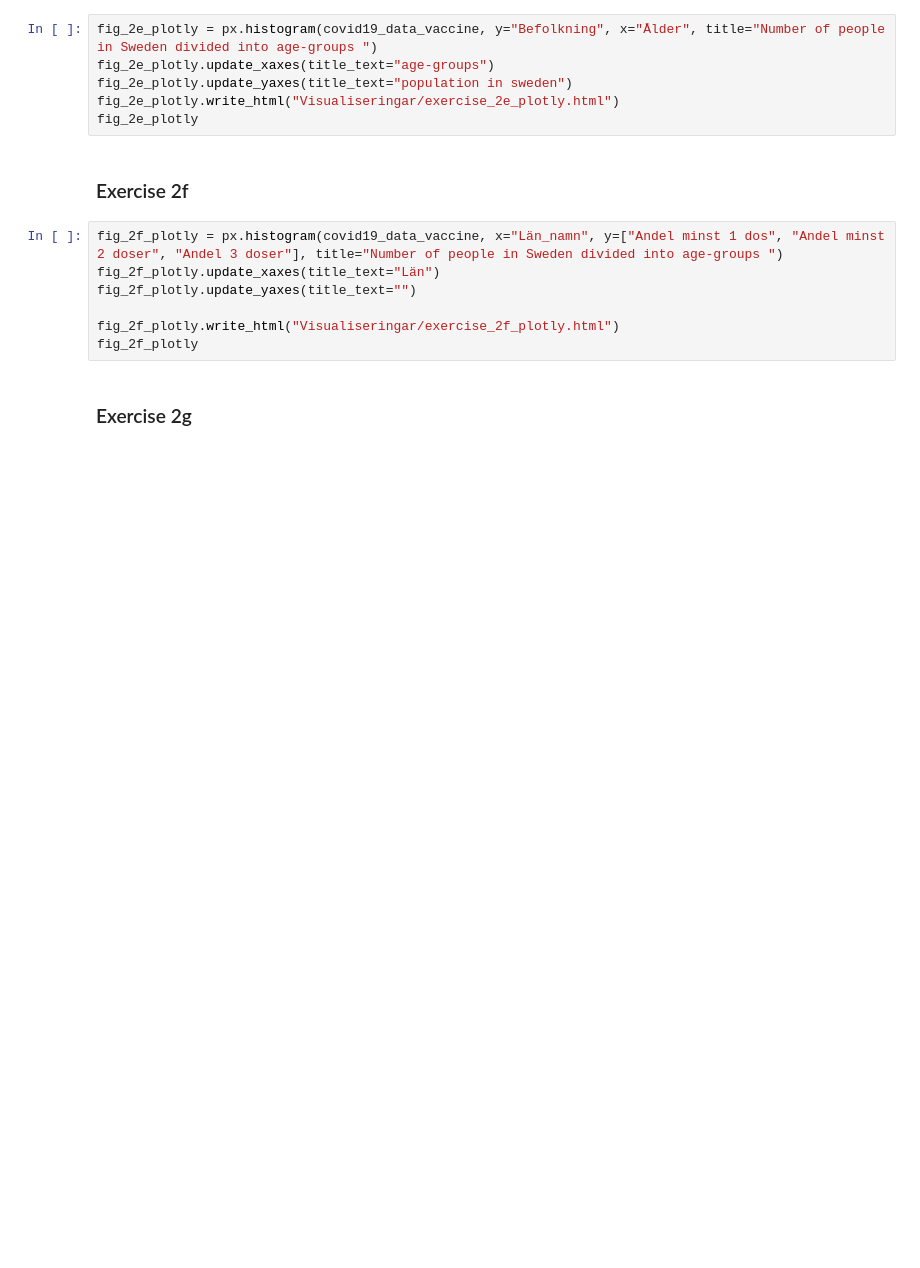
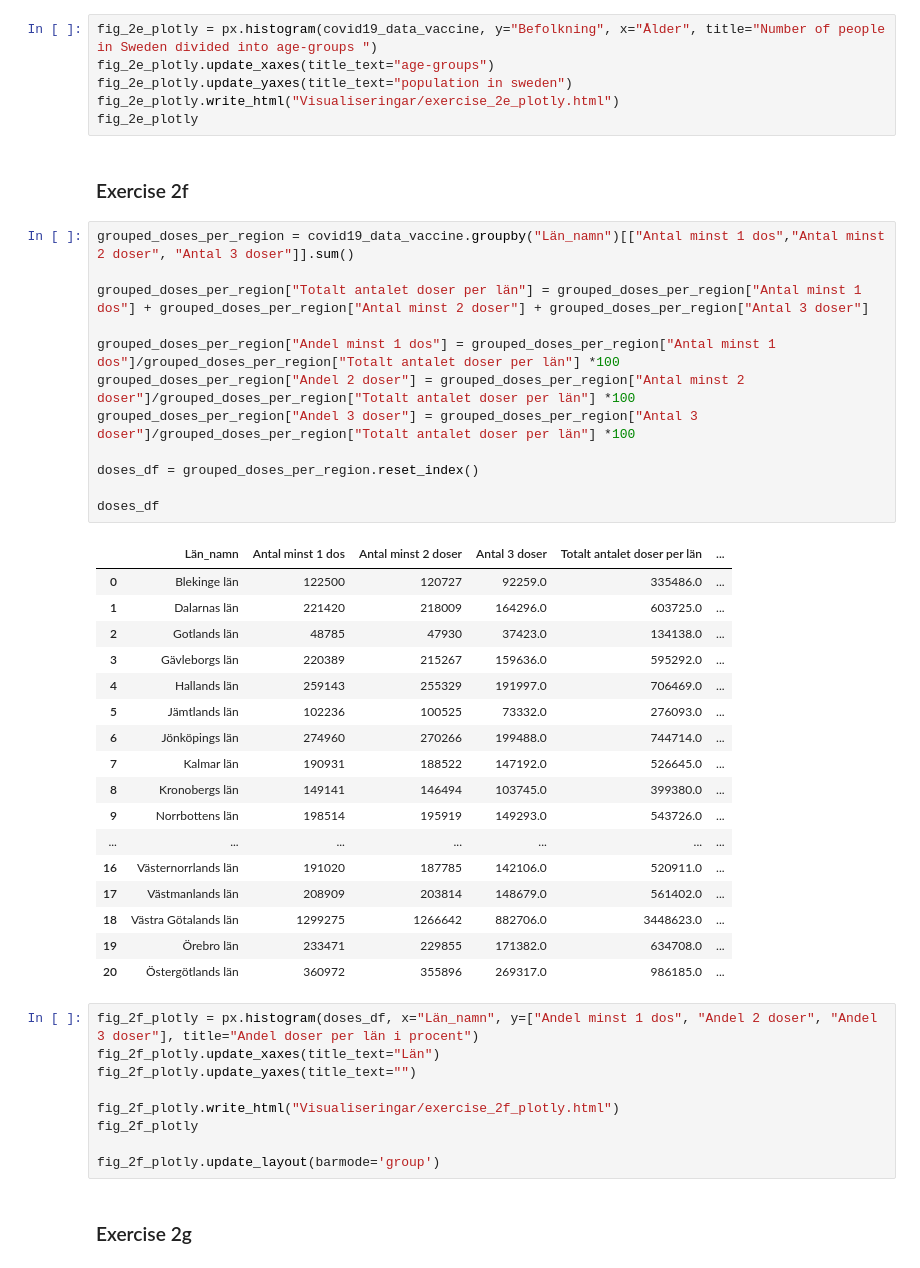
Before and after one commit to Jenniferola/Databehandling-Jennifer-Olausson, a Jupyter notebook: Labb_1_databehandling/main.ipynb, the cells around one changed output. Saved outputs shown, nothing was run; the diff lists cells and outputs as text; blank space fills up the shorter version.

```diff
--- a/Labb_1_databehandling/main.ipynb
+++ b/Labb_1_databehandling/main.ipynb
@@ -196,13 +196,45 @@ fig_2e_plotly.write_html("Visualiseringar/exercise_2e_plotly.html")
 fig_2e_plotly
 # %% [markdown]
 ### Exercise 2f
+# %%
+grouped_doses_per_region = covid19_data_vaccine.groupby("Län_namn")[["Antal minst 1 dos","Antal minst 2 doser", "Antal 3 doser"]].sum()
+
+grouped_doses_per_region["Totalt antalet doser per län"] = grouped_doses_per_region["Antal minst 1 dos"] + grouped_doses_per_region["Antal minst 2 doser"] + grouped_doses_per_region["Antal 3 doser"]
+
+grouped_doses_per_region["Andel minst 1 dos"] = grouped_doses_per_region["Antal minst 1 dos"]/grouped_doses_per_region["Totalt antalet doser per län"] *100
+grouped_doses_per_region["Andel 2 doser"] = grouped_doses_per_region["Antal minst 2 doser"]/grouped_doses_per_region["Totalt antalet doser per län"] *100
+grouped_doses_per_region["Andel 3 doser"] = grouped_doses_per_region["Antal 3 doser"]/grouped_doses_per_region["Totalt antalet doser per län"] *100
+
+doses_df = grouped_doses_per_region.reset_index()
+
+doses_df
+# %% [output]
+|  | Län_namn | Antal minst 1 dos | Antal minst 2 doser | Antal 3 doser | Totalt antalet doser per län | ... |
+| 0 | Blekinge län | 122500 | 120727 | 92259.0 | 335486.0 | ... |
+| 1 | Dalarnas län | 221420 | 218009 | 164296.0 | 603725.0 | ... |
+| 2 | Gotlands län | 48785 | 47930 | 37423.0 | 134138.0 | ... |
+| 3 | Gävleborgs län | 220389 | 215267 | 159636.0 | 595292.0 | ... |
+| 4 | Hallands län | 259143 | 255329 | 191997.0 | 706469.0 | ... |
+| 5 | Jämtlands län | 102236 | 100525 | 73332.0 | 276093.0 | ... |
+| 6 | Jönköpings län | 274960 | 270266 | 199488.0 | 744714.0 | ... |
+| 7 | Kalmar län | 190931 | 188522 | 147192.0 | 526645.0 | ... |
+| 8 | Kronobergs län | 149141 | 146494 | 103745.0 | 399380.0 | ... |
+| 9 | Norrbottens län | 198514 | 195919 | 149293.0 | 543726.0 | ... |
+| ... | ... | ... | ... | ... | ... | ... |
+| 16 | Västernorrlands län | 191020 | 187785 | 142106.0 | 520911.0 | ... |
+| 17 | Västmanlands län | 208909 | 203814 | 148679.0 | 561402.0 | ... |
+| 18 | Västra Götalands län | 1299275 | 1266642 | 882706.0 | 3448623.0 | ... |
+| 19 | Örebro län | 233471 | 229855 | 171382.0 | 634708.0 | ... |
+| 20 | Östergötlands län | 360972 | 355896 | 269317.0 | 986185.0 | ... |
 # %%
-fig_2f_plotly = px.histogram(covid19_data_vaccine, x="Län_namn", y=["Andel minst 1 dos", "Andel minst 2 doser", "Andel 3 doser"], title="Number of people in Sweden divided into age-groups ")
+fig_2f_plotly = px.histogram(doses_df, x="Län_namn", y=["Andel minst 1 dos", "Andel 2 doser", "Andel 3 doser"], title="Andel doser per län i procent")
 fig_2f_plotly.update_xaxes(title_text="Län")
 fig_2f_plotly.update_yaxes(title_text="")
 
 fig_2f_plotly.write_html("Visualiseringar/exercise_2f_plotly.html")
 fig_2f_plotly
+
+fig_2f_plotly.update_layout(barmode='group')
 # %% [markdown]
 ### Exercise 2g
 # %%
```
Also changed, not shown: 8 other files.
